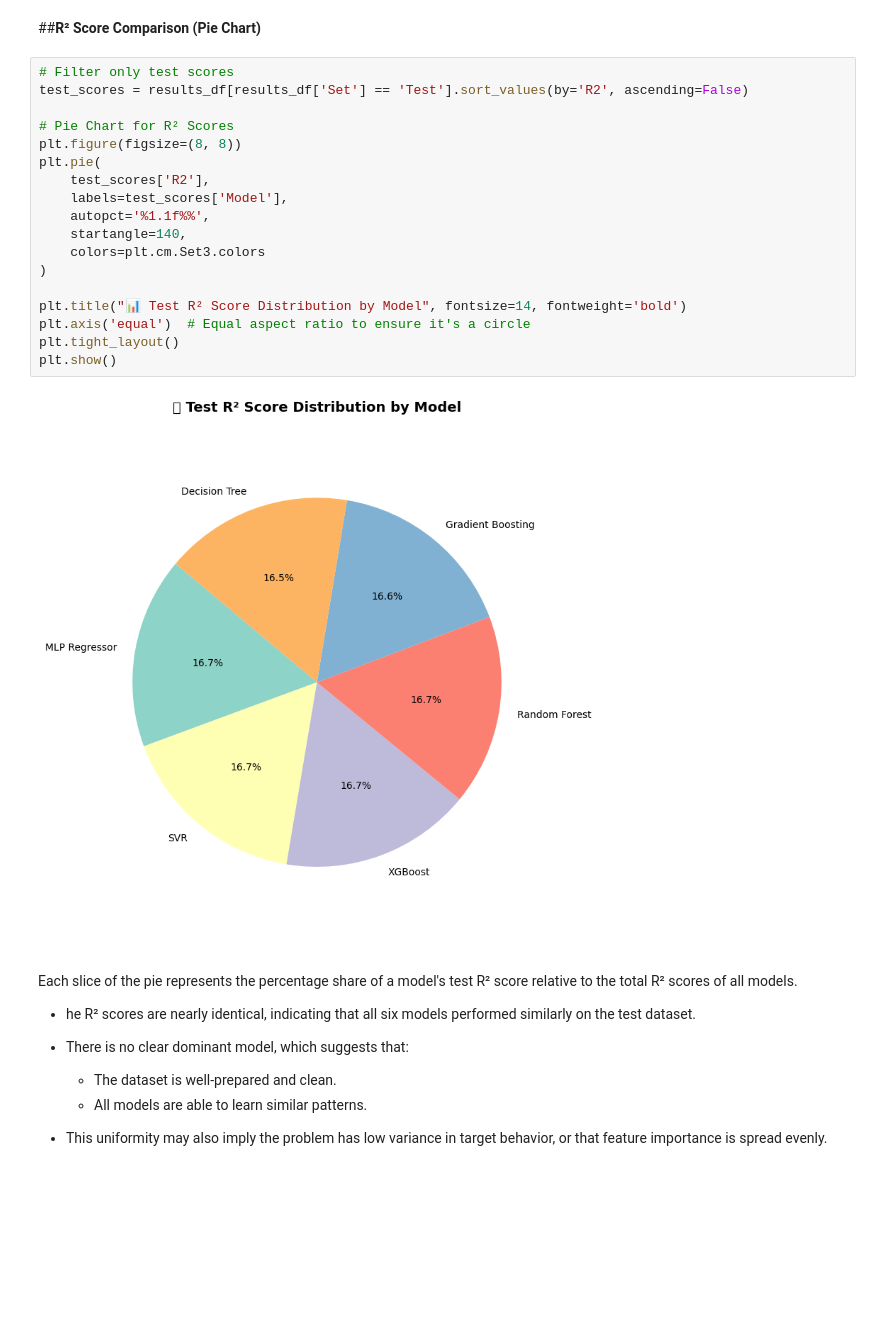
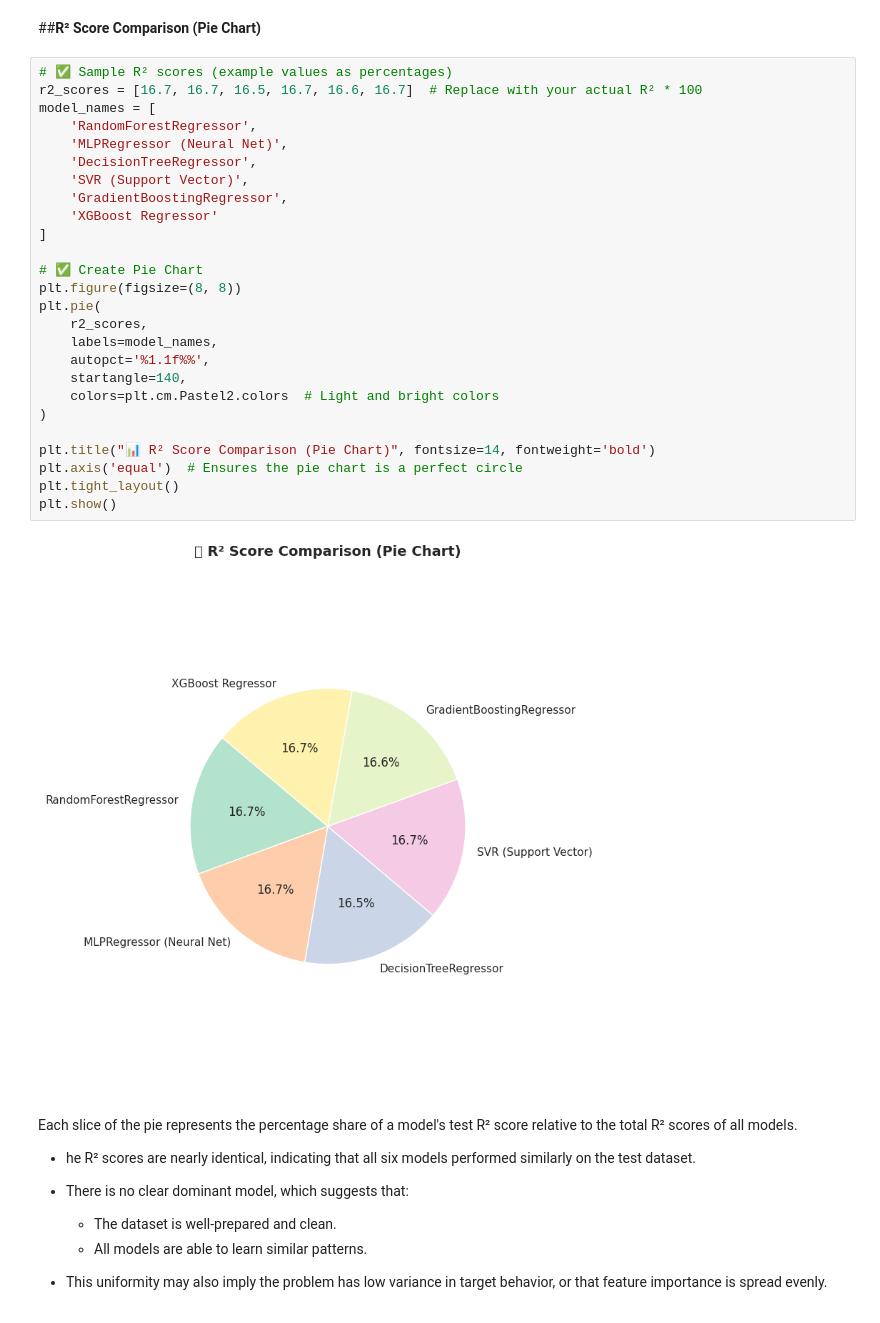
Before and after one commit to Sajuranjith/Indian-Personal-Finance-and-Spending-Habits, a Jupyter notebook: Indian_Personal_Finance_and_Spending_Habits.ipynb, the cells around one changed output. Saved outputs shown, nothing was run; the diff lists cells and outputs as text; blank space fills up the shorter version.

```diff
--- a/Indian_Personal_Finance_and_Spending_Habits.ipynb
+++ b/Indian_Personal_Finance_and_Spending_Habits.ipynb
@@ -1020,25 +1018,33 @@ R-squared Score (R²):     1.00
 # %% [markdown]
 ##**R² Score Comparison (Pie Chart)**
 # %%
-# Filter only test scores
-test_scores = results_df[results_df['Set'] == 'Test'].sort_values(by='R2', ascending=False)
+# ✅ Sample R² scores (example values as percentages)
+r2_scores = [16.7, 16.7, 16.5, 16.7, 16.6, 16.7]  # Replace with your actual R² * 100
+model_names = [
+    'RandomForestRegressor',
+    'MLPRegressor (Neural Net)',
+    'DecisionTreeRegressor',
+    'SVR (Support Vector)',
+    'GradientBoostingRegressor',
+    'XGBoost Regressor'
+]
 
-# Pie Chart for R² Scores
+# ✅ Create Pie Chart
 plt.figure(figsize=(8, 8))
 plt.pie(
-    test_scores['R2'],
-    labels=test_scores['Model'],
+    r2_scores,
+    labels=model_names,
     autopct='%1.1f%%',
     startangle=140,
-    colors=plt.cm.Set3.colors
+    colors=plt.cm.Pastel2.colors  # Light and bright colors
 )
 
-plt.title("📊 Test R² Score Distribution by Model", fontsize=14, fontweight='bold')
-plt.axis('equal')  # Equal aspect ratio to ensure it's a circle
+plt.title("📊 R² Score Comparison (Pie Chart)", fontsize=14, fontweight='bold')
+plt.axis('equal')  # Ensures the pie chart is a perfect circle
 plt.tight_layout()
 plt.show()
 # %% [output]
-[figure, old version]
+[figure, new version]
 # %% [markdown]
 Each slice of the pie represents the percentage share of a model's test R² score relative to the total R² scores of all models.
 
```
Also changed, not shown: parts of 19 cells of this notebook.
